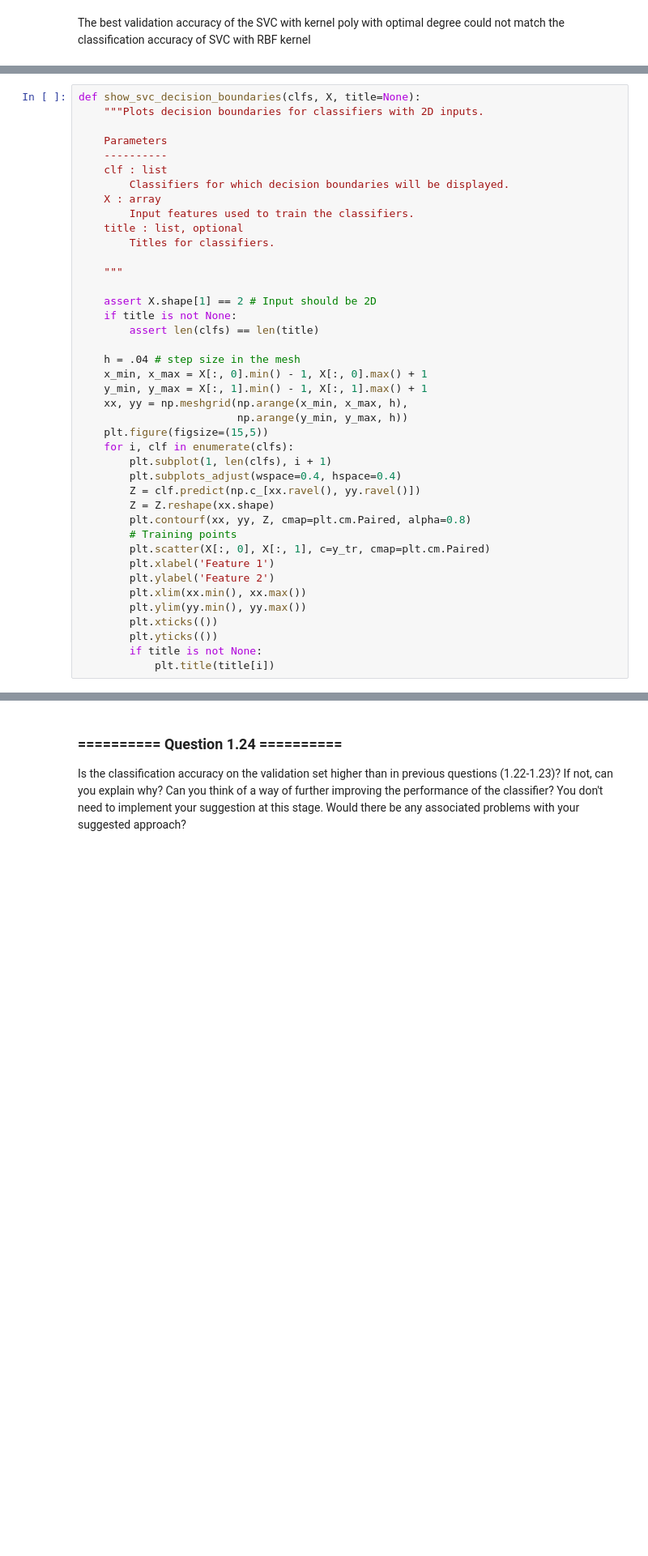
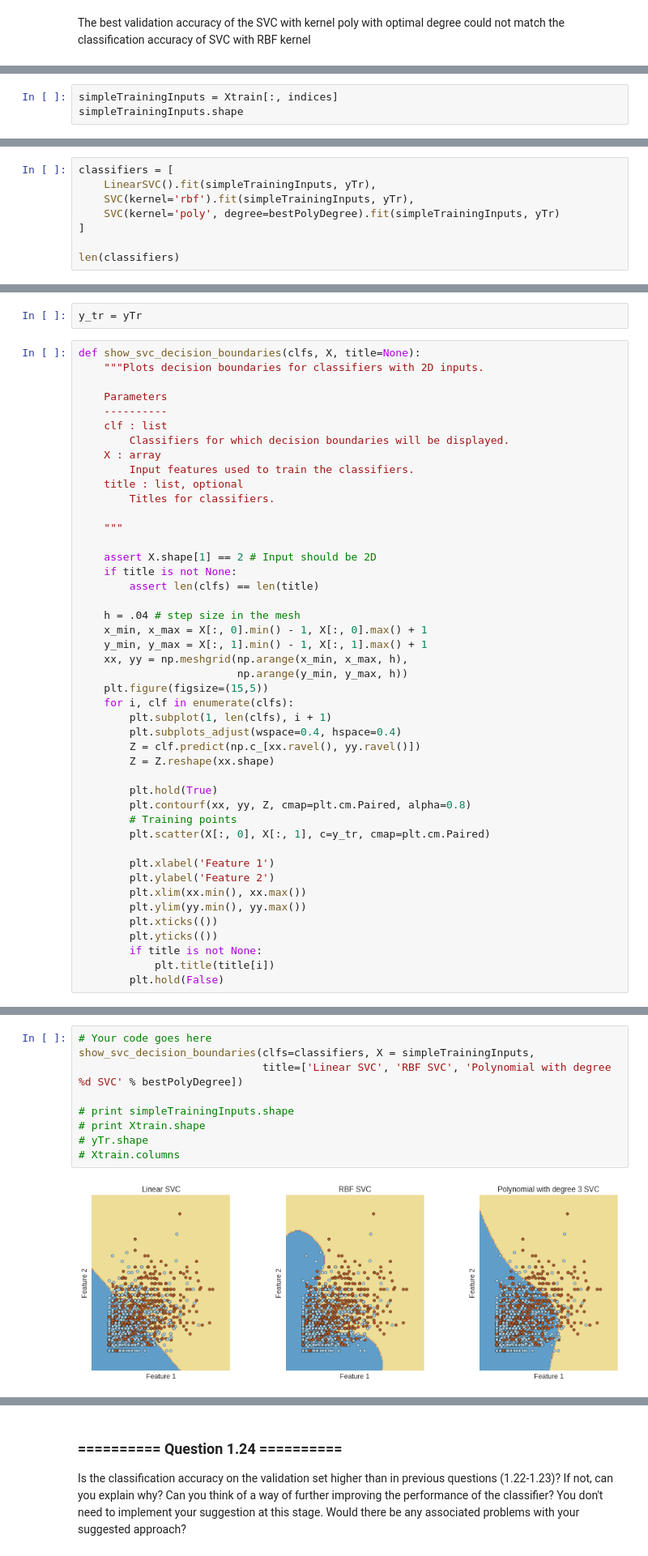
Before and after one commit to ngbcos/iaml-1, a Jupyter notebook: 07_Assignment_3-pligor.ipynb, the cells around one changed output, grey strips where cells are left out. Shown: that part at 81% size. Cells and saved outputs as stored; diff of their text form; blank space fills up the shorter version.

```diff
--- a/07_Assignment_3-pligor.ipynb
+++ b/07_Assignment_3-pligor.ipynb
@@ -1068,0 +1074,3 @@ Finally, create a list containing the three classifiers you have just trained. U
+# %%
+simpleTrainingInputs = Xtrain[:, indices]
+simpleTrainingInputs.shape
@@ -1068,0 +1079,8 @@ Finally, create a list containing the three classifiers you have just trained. U
+# %%
+classifiers = [
+    LinearSVC().fit(simpleTrainingInputs, yTr),
+    SVC(kernel='rbf').fit(simpleTrainingInputs, yTr),
+    SVC(kernel='poly', degree=bestPolyDegree).fit(simpleTrainingInputs, yTr)
+]
+
+len(classifiers)
@@ -1069,3 +1089,5 @@ Finally, create a list containing the three classifiers you have just trained. U
+# %%
+y_tr = yTr
 # %%
 def show_svc_decision_boundaries(clfs, X, title=None):
     """Plots decision boundaries for classifiers with 2D inputs.
@@ -1096,9 +1118,12 @@ def show_svc_decision_boundaries(clfs, X, title=None):
         plt.subplots_adjust(wspace=0.4, hspace=0.4)
         Z = clf.predict(np.c_[xx.ravel(), yy.ravel()])
         Z = Z.reshape(xx.shape)
+
+        plt.hold(True)
         plt.contourf(xx, yy, Z, cmap=plt.cm.Paired, alpha=0.8)
         # Training points
         plt.scatter(X[:, 0], X[:, 1], c=y_tr, cmap=plt.cm.Paired)
+
         plt.xlabel('Feature 1')
         plt.ylabel('Feature 2')
         plt.xlim(xx.min(), xx.max())
@@ -1107,3 +1132,4 @@ def show_svc_decision_boundaries(clfs, X, title=None):
         plt.yticks(())
         if title is not None:
             plt.title(title[i])
+        plt.hold(False)
@@ -1113,0 +1136,11 @@ def show_svc_decision_boundaries(clfs, X, title=None):
+# %%
+# Your code goes here
+show_svc_decision_boundaries(clfs=classifiers, X = simpleTrainingInputs,
+                             title=['Linear SVC', 'RBF SVC', 'Polynomial with degree %d SVC' % bestPolyDegree])
+
+# print simpleTrainingInputs.shape
+# print Xtrain.shape
+# yTr.shape
+# Xtrain.columns
+# %% [output]
+[figure, added]
```
Also changed, not shown: parts of 201 cells of this notebook, 1 other file.
